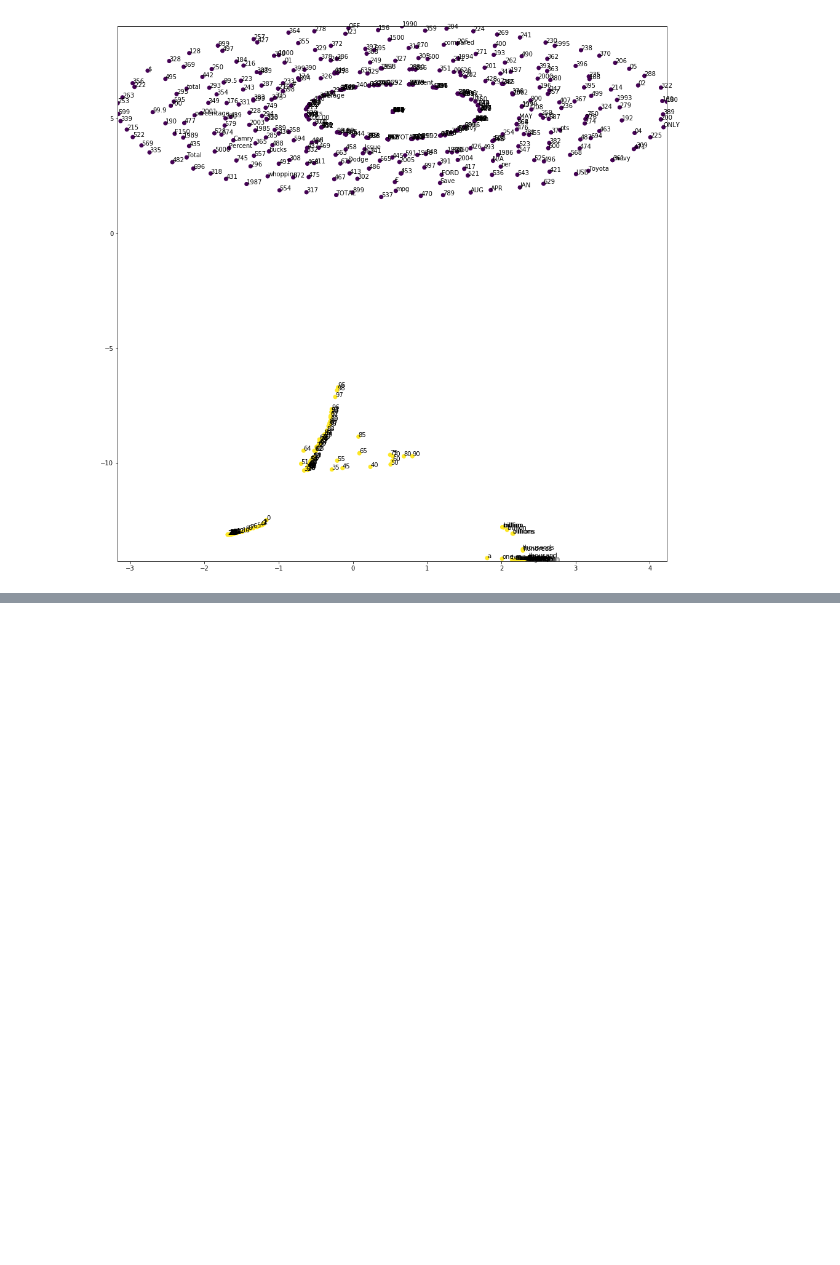
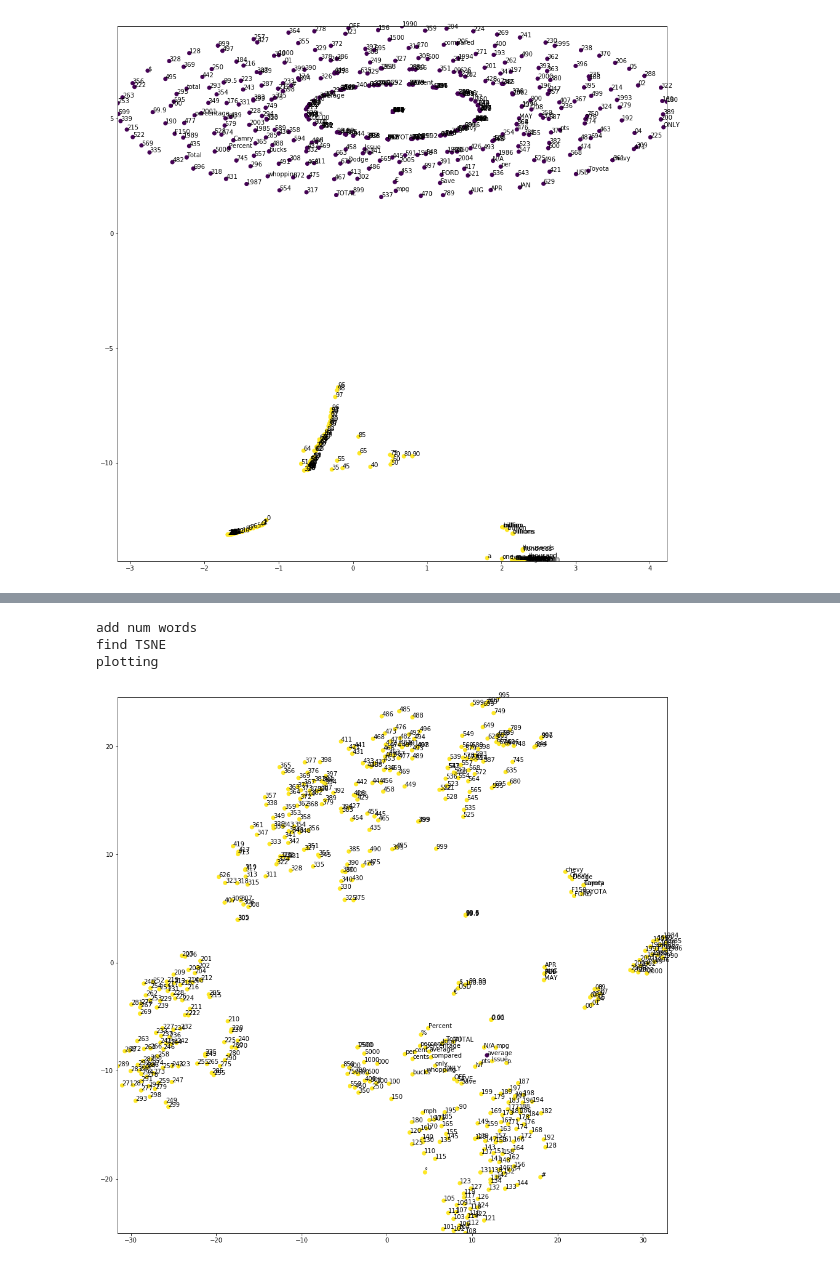
Before and after one commit to jpatrickpark/breaking_numerical_reasoning_nli, a Jupyter notebook: plot_word_embeddings.ipynb, the cells around one changed output, grey strips where cells are left out. Cells and saved outputs as stored; diff of their text form; code cells hidden in the pictures; blank space fills up the shorter version.

```diff
--- a/plot_word_embeddings.ipynb
+++ b/plot_word_embeddings.ipynb
@@ -210,0 +365,7 @@ plotting
+# %%
+display_num_words_and_average_tsnescatterplot([x for x, y in neighbors[:500]],glove_vecs)
+# %% [output]
+add num words
+find TSNE
+plotting
+[figure, added]
```
Also changed, not shown: parts of 21 cells of this notebook.
